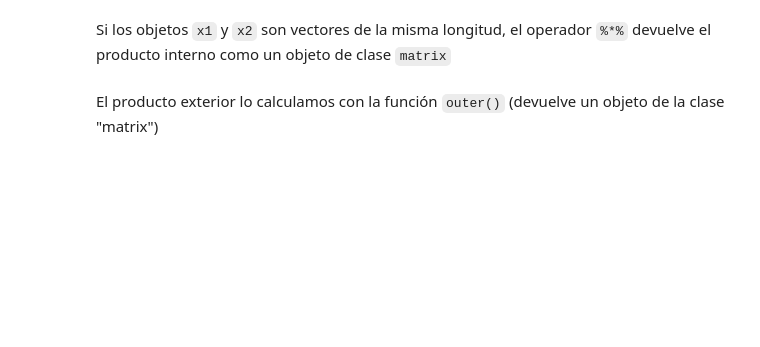
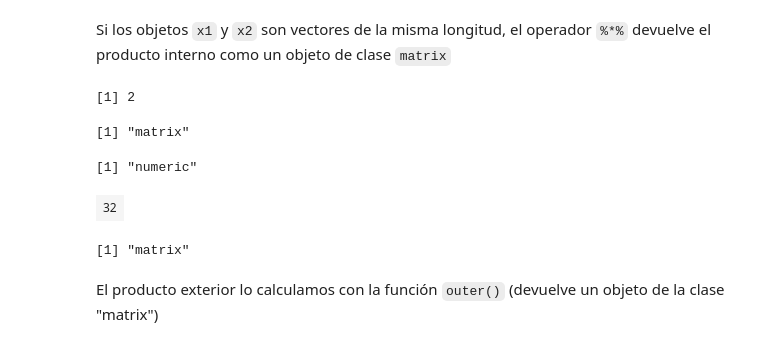
Before and after one commit to yerartdev/introduccion-R, a Jupyter notebook: R_S1_introduccion.ipynb, the cells around one changed output. Cells and saved outputs as stored; diff of their text form; code cells hidden in the pictures; blank space fills up the shorter version.

```diff
--- a/R_S1_introduccion.ipynb
+++ b/R_S1_introduccion.ipynb
@@ -204,9 +269,18 @@ Si los objetos `x1` y `x2` son vectores de la misma longitud, el operador `%*%`
 # %%
 x1 <- c(1,2,3)
 x2 <- c(4,5,6)
+mean(x1)
+class(x1 %*% x2)
+class(x1*x2)
 mat.int <- x1 %*% x2
 mat.int
 class(mat.int)
+# %% [output]
+[1] 2
+[1] "matrix"
+[1] "numeric"
+| 32 |
+[1] "matrix"
 # %% [markdown]
 El producto exterior lo calculamos con la función `outer()` (devuelve un objeto de la clase "matrix")
 # %%
```
Also changed, not shown: parts of 56 cells of this notebook.
